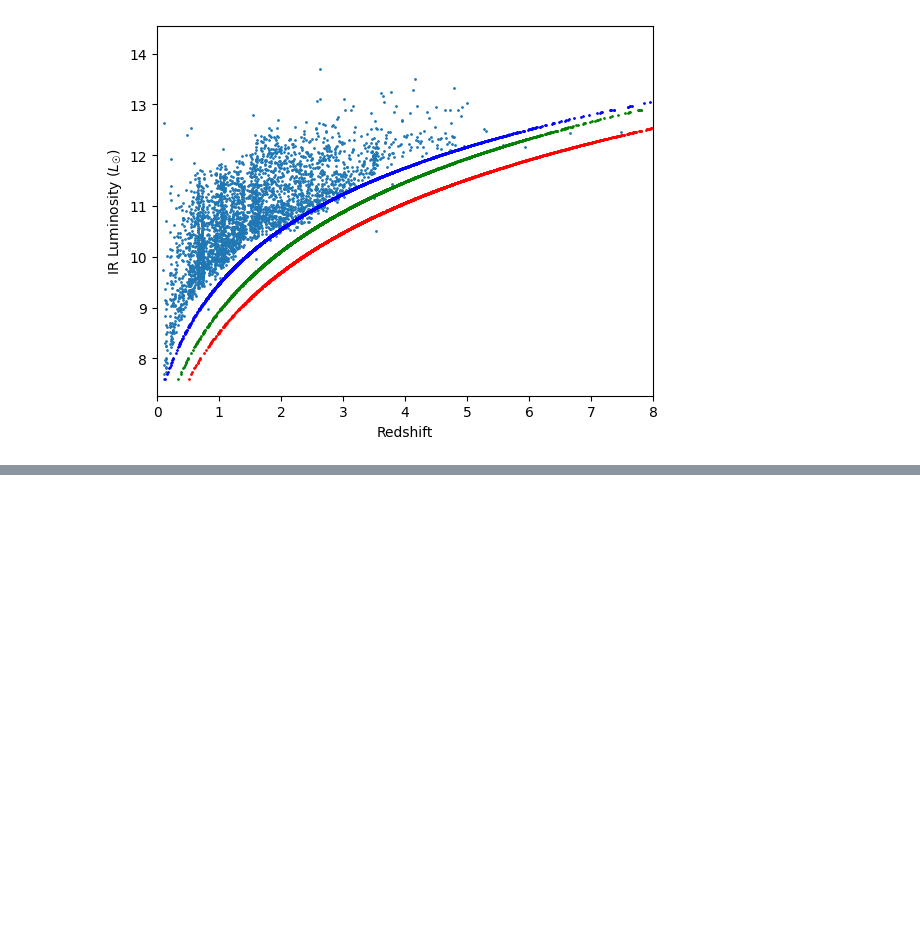
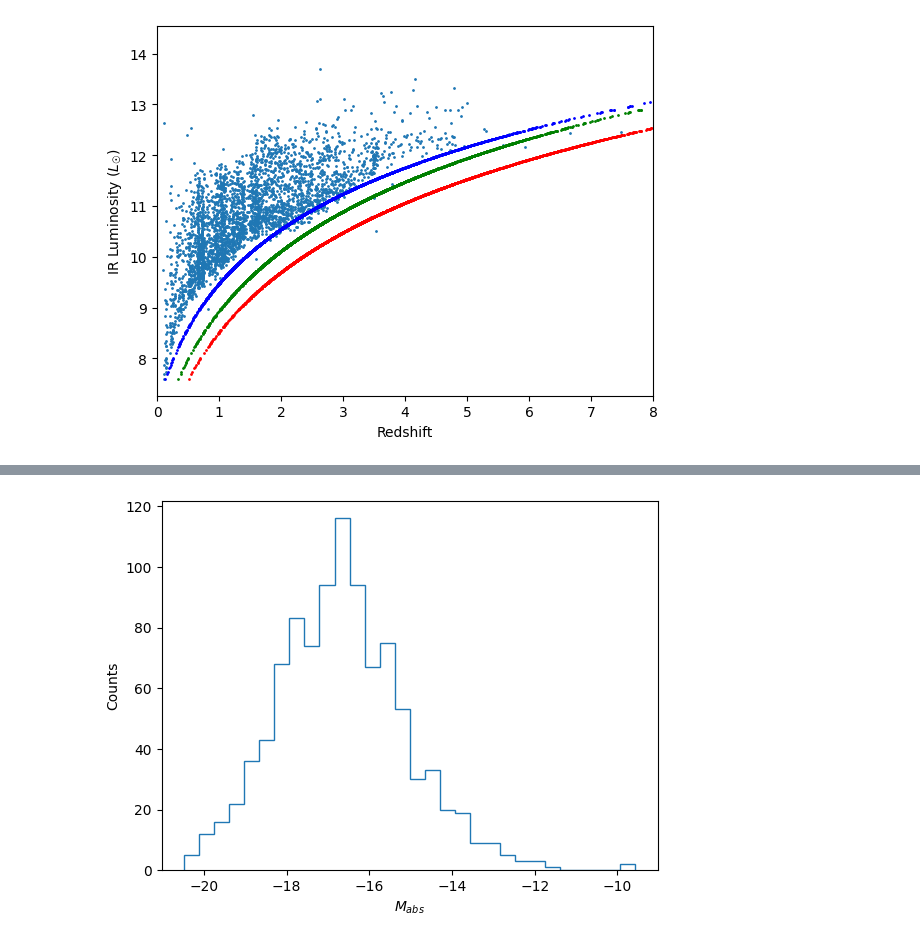
Before and after one commit to daniel-lyon/MPhil-Code, a Jupyter notebook: LUMFUNCS/test.ipynb, the cells around one changed output, grey strips where cells are left out. Drawn from its saved outputs; the diff is of its cells as text; code cells hidden in the pictures; blank space fills up the shorter version.

```diff
--- a/LUMFUNCS/test.ipynb
+++ b/LUMFUNCS/test.ipynb
@@ -122,3 +122,85 @@ plt.ylabel('IR Luminosity ($L_{☉}$)')
 # %% [output]
 Text(0, 0.5, 'IR Luminosity ($L_{☉}$)')
 [figure]
+# %%
+# Imports
+import numpy as np
+import pandas as pd
+import matplotlib.pyplot as plt
+from astropy.cosmology import FlatLambdaCDM
+
+# Variables
+z_start = 0.1
+z_end = 0.5
+mlim = 27 # AB magnitude? Apparent magnitude?
+n_lum_bins = 30
+survey_area = 0.03556 # deg^2
+
+# Read in CDFS main data
+data = pd.read_csv('../DATA/ZFOURGE/CDFS/CDFS_MAIN.csv')
+df = pd.DataFrame(data)
+df = df[df['Use'] == 1] # 13,299
+df = df[df['FKs'] > 0] # 12,676
+df = df[df['FKs'] <= mlim] # 11,902
+df = df[(df['zpk'] >= z_start) & (df['zpk'] < z_end)]
+print(len(df))
+
+# Data
+z = df['zpk']
+m_app = df['FKs'] # apparent magnitude
+
+# Calculate distances
+cosmo = FlatLambdaCDM(H0=70, Om0=0.3)
+dists = cosmo.luminosity_distance(z) # Mpc
+dists *= 10 ** 6 # Mpc -> pc
+
+# Calculate absolute magnitude
+m_ab = 25 - 2.5*np.log10(m_app) # apparent magnitude -> AB magnitude
+M_abs = m_ab - 5 * np.log10(dists / 10) # AB magnitude -> absolute magnitude
+
+# Make a histogram
+counts, lum_bin_edges = np.histogram(M_abs, bins=n_lum_bins)
+lum_bin_centers = lum_bin_edges[0:-1] + (np.diff(lum_bin_edges)[0] / 2) # Absolute magnitude bin centers
+
+# Calculate min and max possible distances
+dmin = cosmo.luminosity_distance(z_start).value # Mpc
+dmax = cosmo.luminosity_distance(z_end).value # Mpc
+
+# Calculate max distance for each bin
+dmaxs = (10 * 10 ** ((mlim - lum_bin_centers) / 5)) # pc
+dmaxs = dmaxs / 10 ** 6 # pc -> Mpc
+
+# Mask distances greater than dmax
+dmaxs[dmaxs > dmax] = dmax
+# dmaxs[dmaxs < dmin] = dmin
+
+# Calculate volume
+vmaxs = (4/3) * np.pi * (dmaxs ** 3)
+vmin = (4/3) * np.pi * (dmin ** 3)
+volume = (vmaxs - vmin) * (survey_area / 41253)
+print(vmaxs)
+print("{:.2e}".format(vmin))
+
+# Luminosity function
+phi = np.log10(counts / volume)
+
+plt.hist(M_abs, bins=n_lum_bins, histtype='step')
+plt.xlabel('$M_{abs}$')
+plt.ylabel('Counts')
+plt.show()
+
+pos_mask = volume >= 0
+neg_mask = volume < 0
+plt.scatter(lum_bin_centers[pos_mask], volume[pos_mask], color='blue', label='positive')
+plt.scatter(lum_bin_centers[neg_mask], volume[neg_mask], color='red', label='negative')
+plt.xlabel('$M_{abs}$')
+plt.ylabel('Volume $(Mpc^3)$')
+plt.axhline(0, color='black', linestyle='--')
+plt.legend()
+plt.show()
+
+plt.scatter(lum_bin_centers, phi)
+plt.xlabel('$M_{abs}$')
+plt.ylabel('Number Density $(Mpc^{-3})$')
+plt.show()
+# %% [output]
@@ -124,0 +217 @@ Text(0, 0.5, 'IR Luminosity ($L_{☉}$)')
+[figure, added]
```
Also changed, not shown: parts of 1 cell of this notebook, 1 other file.
